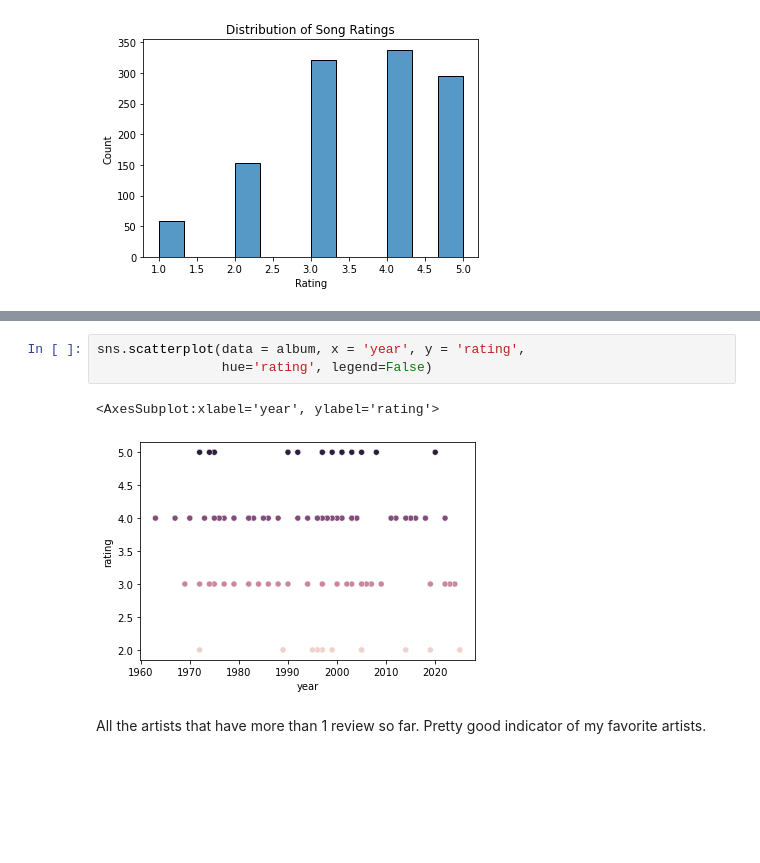
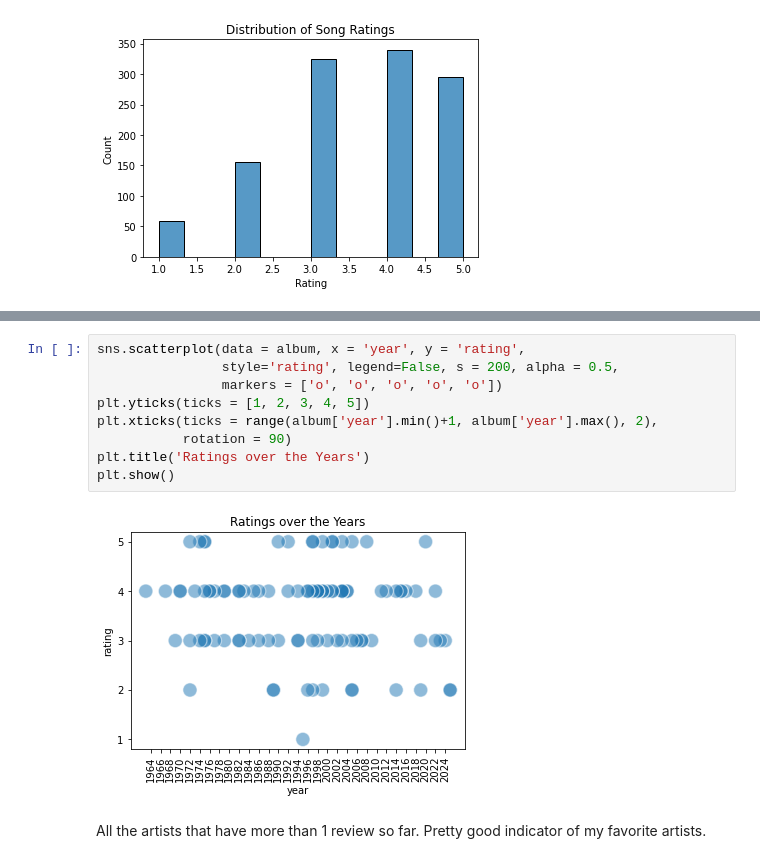
Before and after one commit to osvalentino/album_review, a Jupyter notebook: album_review.ipynb, the cells around one changed output, grey strips where cells are left out. Saved outputs shown, nothing was run; the diff lists cells and outputs as text; blank space fills up the shorter version.

```diff
--- a/album_review.ipynb
+++ b/album_review.ipynb
@@ -508,9 +508,14 @@ plt.show()
-# %%
-sns.scatterplot(data = album, x = 'year', y = 'rating',
-                hue='rating', legend=False)
-# %% [output]
-<AxesSubplot:xlabel='year', ylabel='rating'>
-[figure, removed]
+# %%
+sns.scatterplot(data = album, x = 'year', y = 'rating',
+                style='rating', legend=False, s = 200, alpha = 0.5,
+                markers = ['o', 'o', 'o', 'o', 'o'])
+plt.yticks(ticks = [1, 2, 3, 4, 5])
+plt.xticks(ticks = range(album['year'].min()+1, album['year'].max(), 2),
+           rotation = 90)
+plt.title('Ratings over the Years')
+plt.show()
+# %% [output]
+[figure, added]
 # %% [markdown]
 All the artists that have more than 1 review so far. Pretty good indicator of my favorite artists.
 # %%
```
Also changed, not shown: parts of 16 cells of this notebook, 2 other files.
